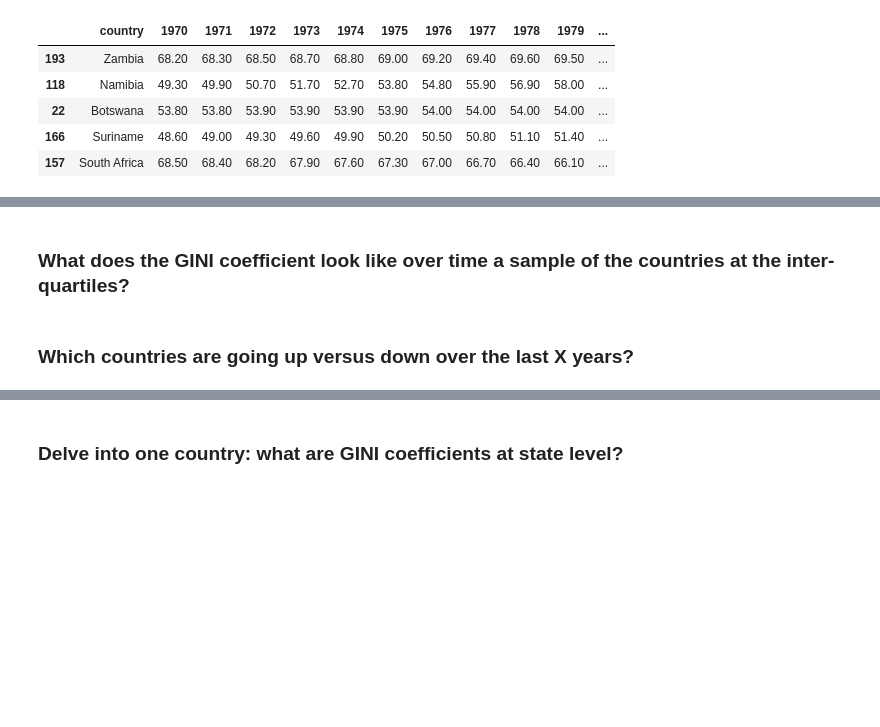
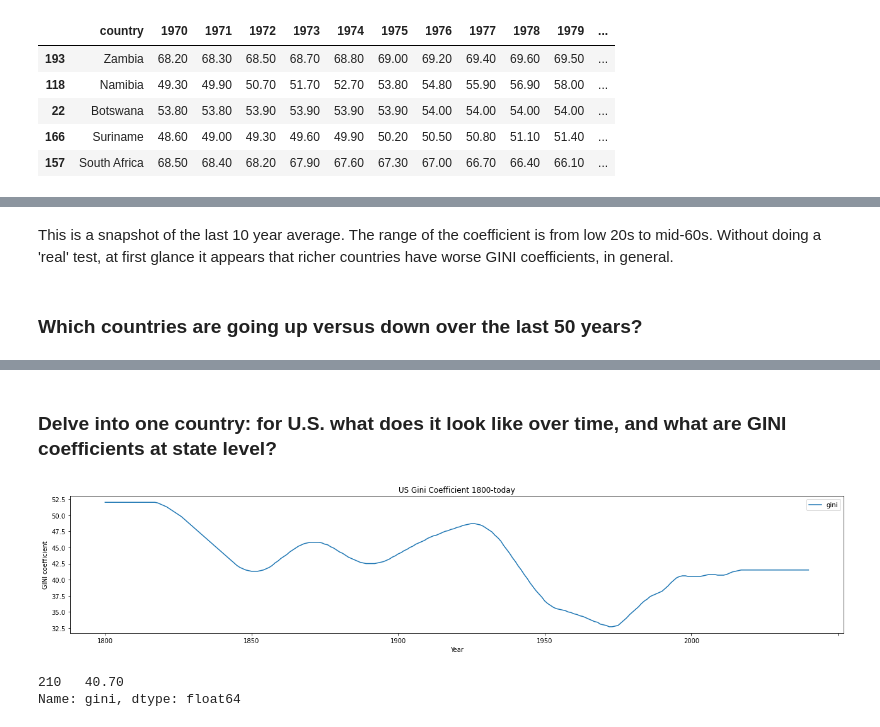
Before and after one commit to DonnaVakalis/Livability, a Jupyter notebook: Gapminder2.ipynb, the cells around one changed output, grey strips where cells are left out. Drawn from its saved outputs; the diff is of its cells as text; code cells hidden in the pictures; blank space fills up the shorter version.

Commit message:
Plotting timeline

```diff
--- a/Gapminder2.ipynb
+++ b/Gapminder2.ipynb
@@ -132,8 +132,8 @@ For U.S. Data: get 3-letter state codes, create a column with delta from country
 # %%
 # Select "country" and years "1970" to "2020" within gini dataframe
 cols_to_keep = np.r_[0, 171:222] #there are 242 columns beginning with 'country' then 1840...
-df_gini = df_gini.iloc[:,cols_to_keep]
-df_gini.head()
+df_g = df_gini.iloc[:,cols_to_keep]
+df_g.head()
 # %% [output]
 |  | country | 1970 | 1971 | 1972 | 1973 | 1974 | 1975 | 1976 | 1977 | 1978 | 1979 | ... |
 | 0 | Afghanistan | 30.50 | 30.80 | 31.20 | 31.60 | 31.90 | 32.10 | 32.20 | 32.20 | 32.20 | 32.20 | ... |
@@ -201,6 +201,15 @@ df_[df_['country']=='Niger'].iso_alpha #check
 # %% [output]
 124    NER
 Name: iso_alpha, dtype: object
+# %%
+# Convert the US data from wide to tall format
+
+US_wide = df_gini.query('country=="United States"')
+
+# Convert long to tall dataframe
+US_long= US_wide.melt(id_vars=["country"],
+             var_name="year", # stack years vertically
+             value_name='gini')  # insert the value for each year into new column
 # %% [markdown]
 <a id='eda'></a>
 ## Exploratory Data Analysis
@@ -227,10 +236,10 @@ fig = px.choropleth(df_, locations="iso_alpha",
 fig.show()
 # %% [output]
 [interactive output not drawn]
-# %% [markdown]
-### What does the GINI coefficient look like over time a sample of the countries at the inter-quartiles?
+# %% [markdown]
+This is a snapshot of the last 10 year average. The range of the coefficient is from low 20s to mid-60s. Without doing a 'real' test, at first glance it appears that richer countries have worse GINI coefficients, in general.
 # %% [markdown]
-### Which countries are going up versus down over the last X years?
+### Which countries are going up versus down over the last 50 years?
 # %%
 fig = px.choropleth(df_, locations="iso_alpha",
                     color="delta", # column for difference
@@ -240,7 +249,28 @@ fig.show()
 # %% [output]
 [interactive output not drawn]
 # %% [markdown]
-### Delve into one country: what are GINI coefficients at state level?
+### Delve into one country: for U.S. what does it look like over time, and what are GINI coefficients at state level?
+# %%
+#Look at the US data from 1950 to today
+timeline = pd.DataFrame(US_long,columns=['year','gini'])
+
+timeline.plot(x ='year', y='gini', figsize=(22,4), kind = 'line')
+
+plt.title('US Gini Coefficient 1800-today')
+plt.xlabel('Year')
+plt.ylabel('GINI coefficient')
+plt.show()
+# %% [output]
+[figure, added]
+# %%
+# US Gini in 2010 Find the U.S. GINI coefficient in 2010
+
+US_AVE = US_long.query('year=="2010"').gini
+
+# Compare the individual states (over versus under)
+# %% [output]
+210   40.70
+Name: gini, dtype: float64
 # %% [markdown]
 <a id='conclusions'></a>
 ## Conclusions
```
Also changed, not shown: parts of 3 cells of this notebook.
